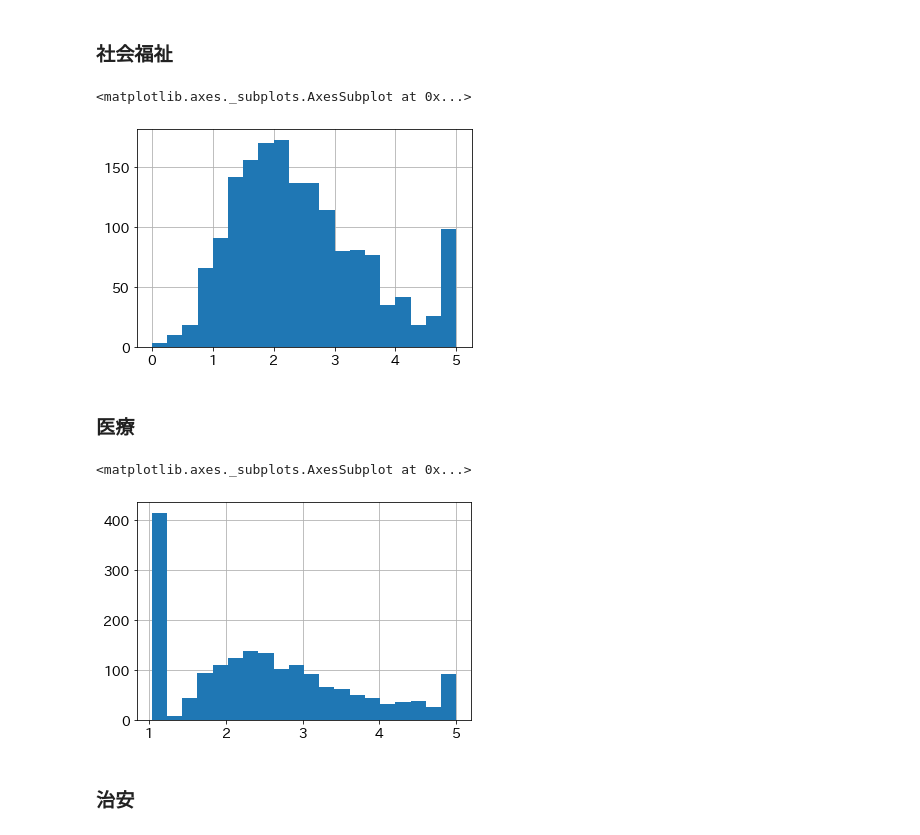
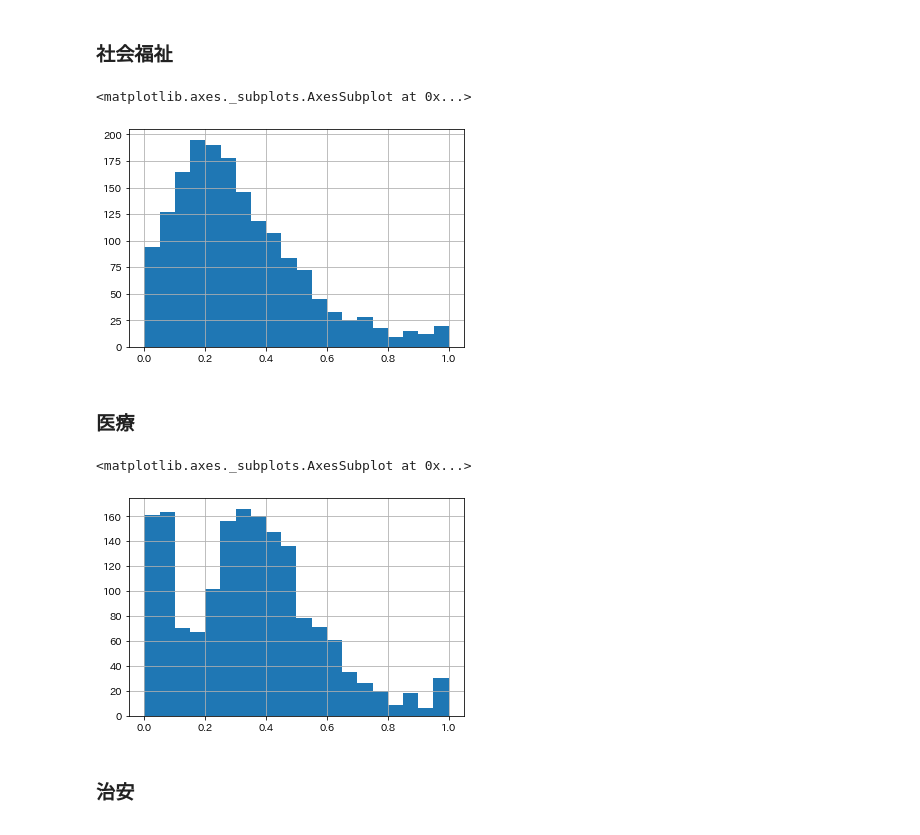
Before and after one commit to yumehara/hackday_2022, a Jupyter notebook: notebooks/all_city_score.ipynb, the cells around one changed output. Saved outputs shown, nothing was run; the diff lists cells and outputs as text; code cells hidden in the pictures.

```diff
--- a/notebooks/all_city_score.ipynb
+++ b/notebooks/all_city_score.ipynb
@@ -115,4 +82,4 @@ print(df_city_feature.shape)
 # %% [markdown]
 ### スコア
 # %%
-df_score = df_city_feature[['都道府県名', '市区町村名', '団体コード', '人口']].copy()
+df_score = df_city_feature[['都道府県名', '市区町村名', '団体コード']].copy()
@@ -167,6 +149,8 @@ df_score['人口分布'].hist(bins=20)
 ### 財政
 # %%
 df_city_feature['人口一人当たりの歳出合計'] = df_city_feature['001:歳出合計'] / df_city_feature['人口']
-df_city_feature['公債費比率'] = df_city_feature['023:公債費'] / df_city_feature['001:歳出合計'] * 100
+df_city_feature['人口一人当たりの一般財源'] = df_city_feature['D2209_一般財源（市町村財政）【千円】_2019年度'] / df_city_feature['人口']
+df_city_feature['公債費比率'] = df_city_feature['023:公債費'] / df_city_feature['D2209_一般財源（市町村財政）【千円】_2019年度'] * 100
+df_city_feature['人口一人当たりの人件費'] = df_city_feature['D320401_人件費（市町村財政）【千円】_2019年度'] / df_city_feature['人口']
 # %%
 score_list = [
@@ -191,14 +185,20 @@ for school in ['中学校', '小学校', '幼稚園', '高等学校']:
 # %%
 score_list = [
-    normalize_score(df_city_feature, '少年一人当たりの教育費総額', True) * 0.2,
-    normalize_score(df_city_feature, '少年一人当たりの保健体育・給食費', True) * 0.1,
-    normalize_score(df_city_feature, '小学生一人当たりの小学校費', True) * 0.1,
-    normalize_score(df_city_feature, '中学生一人当たりの中学校費', True) * 0.1,
+    normalize_score(df_city_feature['少年一人当たりの教育費総額'], True) * 0.2,
+    normalize_score(df_city_feature['少年一人当たりの保健体育・給食費'], True) * 0.1,
+    normalize_score(df_city_feature['幼児一人当たりの幼稚園費'], True) * 0.1,
+    normalize_score(df_city_feature['小学生一人当たりの小学校費'], True) * 0.1,
+    normalize_score(df_city_feature['中学生一人当たりの中学校費'], True) * 0.1,
+
+    normalize_score(df_city_feature['教員一人当たりの小学校児童数'], False) * 0.05,
+    normalize_score(df_city_feature['教員一人当たりの中学校生徒数'], False) * 0.05,
+    normalize_score(df_city_feature['幼児人口千人当たりの幼稚園数'], True) * 0.05,
+    normalize_score(df_city_feature['小学生人口千人当たりの小学校数'], True) * 0.05,
+    normalize_score(df_city_feature['中学生人口千人当たりの中学校数'], True) * 0.05,
 ]
-for school in ['中学校', '小学校', '幼稚園', '高等学校']:
-    score_list.append(normalize_score(df_city_feature, f'{school}_教員一人当たりの生徒数', False) * 0.1)
 
-df_score['教育'] = normalize_score(pd.concat(score_list, axis=1).sum(axis=1, skipna=False))
-df_score['教育'].hist(bins=20)
+df_score['教育スコア'] = normalize_score(pd.concat(score_list, axis=1).sum(axis=1, skipna=False))
+df_score['教育'] = rank_score(df_score['教育スコア'])
+df_score['教育スコア'].hist(bins=20)
 # %% [output]
 <matplotlib.axes._subplots.AxesSubplot at 0x...>
@@ -209,25 +209,30 @@ df_score['教育'].hist(bins=20)
 df_city_feature['人口一人当たりの民生費総額'] = df_city_feature['001:民生費・総額'] / df_city_feature['人口']
 df_city_feature['少年一人当たりの児童福祉費'] = df_city_feature['004:民生費・児童福祉費'] / df_city_feature['年少人口']
 df_city_feature['老人一人当たりの老人福祉費'] = df_city_feature['003:民生費・老人福祉費'] / df_city_feature['老年人口']
+df_city_feature['幼児人口千人当たりの保育所数'] = df_city_feature['J250302_保育所等数（基本票）【所】_2019年度'] / df_city_feature['幼児人口'] * 1000
+df_city_feature['幼児人口一人当たりの保育児童数'] = df_city_feature['J2506_保育所等在所児数（詳細票）【人】_2017年度'] / df_city_feature['幼児人口']
 
 for col1 in ['介護老人福祉施設', '介護老人保健施設', '介護療養型医療施設']:
     for col2 in ['施設数', '定員', '従事者数']:
         df_city_feature[f'老人千人当たりの{col1}_{col2}'] = df_city_feature[f'{col1}_{col2}'] / df_city_feature['老年人口'] * 1000
 # %%
 score_list = [
-    normalize_score(df_city_feature, '人口一人当たりの民生費総額', True) * 0.2,
-    normalize_score(df_city_feature, '少年一人当たりの児童福祉費', True) * 0.4,
-    normalize_score(df_city_feature, '老人一人当たりの老人福祉費', True) * 0.1,
+    normalize_score(df_city_feature['人口一人当たりの民生費総額'], True) * 0.3,
+    normalize_score(df_city_feature['少年一人当たりの児童福祉費'], True) * 0.2,
+    normalize_score(df_city_feature['老人一人当たりの老人福祉費'], True) * 0.1,
+    normalize_score(df_city_feature['幼児人口千人当たりの保育所数'], True) * 0.1,
+    normalize_score(df_city_feature['幼児人口一人当たりの保育児童数'], True) * 0.1,
 ]
 for col1 in ['介護老人福祉施設', '介護老人保健施設', '介護療養型医療施設']:
     for col2 in ['施設数', '定員', '従事者数']:
-        score_list.append(normalize_score(df_city_feature, f'老人千人当たりの{col1}_{col2}', True) * 0.02)
+        score_list.append(normalize_score(df_city_feature[f'老人千人当たりの{col1}_{col2}'], True) * 0.02)
 
-df_score['社会福祉'] = normalize_score(pd.concat(score_list, axis=1).sum(axis=1, skipna=False))
-df_score['社会福祉'].hist(bins=20)
+df_score['社会福祉スコア'] = normalize_score(pd.concat(score_list, axis=1).sum(axis=1, skipna=False))
+df_score['社会福祉'] = rank_score(df_score['社会福祉スコア'])
+df_score['社会福祉スコア'].hist(bins=20)
 # %% [output]
 <matplotlib.axes._subplots.AxesSubplot at 0x...>
-[figure, old version]
+[figure, new version]
 # %% [markdown]
 ### 医療
 # %%
@@ -236,13 +243,16 @@ df_city_feature['人口千人人当たりの病床数'] = df_city_feature['病
 # %%
 score_list = [
-    normalize_score(df_city_feature, '人口千人当たりの病院数', True) * 0.5,
-    normalize_score(df_city_feature, '人口千人人当たりの病床数', True) * 0.5
+    normalize_score(df_city_feature['人口千人当たりの病院数'], True),
+    normalize_score(df_city_feature['人口千人人当たりの病床数'], True),
+    normalize_score(df_city_feature['人口千人人当たりの医師数'], True),
+    normalize_score(df_city_feature['人口千人人当たりの薬剤師数'], True),
 ]
-df_score['医療'] = normalize_score(pd.concat(score_list, axis=1).sum(axis=1, skipna=False))
-df_score['医療'].hist(bins=20)
+df_score['医療スコア'] = normalize_score(pd.concat(score_list, axis=1).sum(axis=1, skipna=False))
+df_score['医療'] = rank_score(df_score['医療スコア'])
+df_score['医療スコア'].hist(bins=20)
 # %% [output]
 <matplotlib.axes._subplots.AxesSubplot at 0x...>
-[figure, old version]
+[figure, new version]
 # %% [markdown]
 ### 治安
 # %%
```
Also changed, not shown: parts of 52 cells of this notebook.
